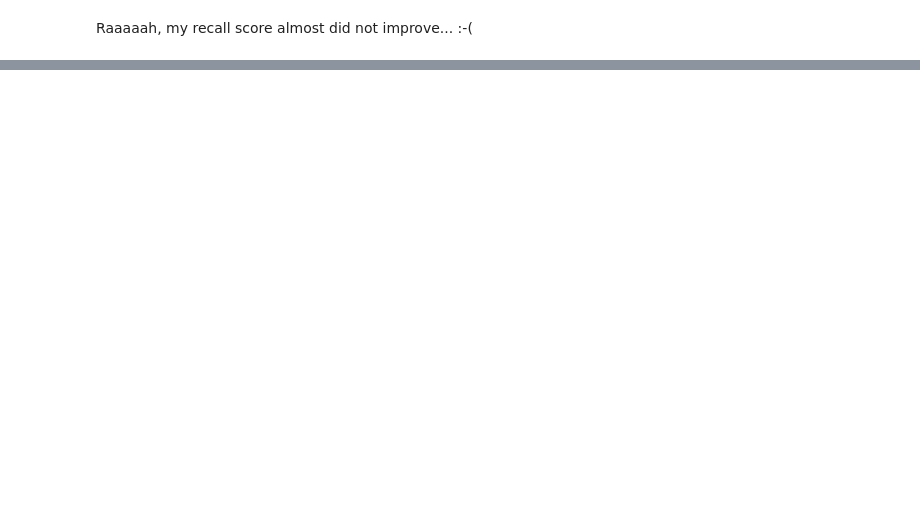
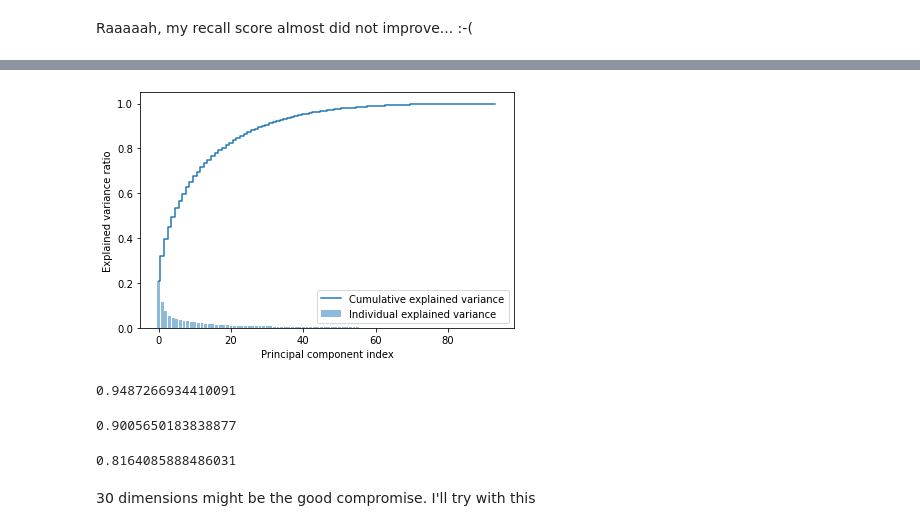
Before and after one commit to ebourelly/7_7_lab-random-forests, a Jupyter notebook: files_for_lab/7_7_lab-random-forests_Eric.ipynb, the cells around one changed output, grey strips where cells are left out. Cells and saved outputs as stored; diff of their text form; code cells hidden in the pictures; blank space fills up the shorter version.

```diff
--- a/files_for_lab/7_7_lab-random-forests_Eric.ipynb
+++ b/files_for_lab/7_7_lab-random-forests_Eric.ipynb
@@ -405,0 +420,5 @@ Raaaaah, my recall score almost did not improve...   :-(
+# %%
+from sklearn.decomposition import PCA
+pca = PCA()
+pca.fit(X_train_scaled_and_cleaned)
+pca.explained_variance_ratio_.round(2)
@@ -405,0 +435,33 @@ Raaaaah, my recall score almost did not improve...   :-(
+# %%
+import matplotlib.pyplot as plt
+import numpy as np
+exp_var_pca = pca.explained_variance_ratio_
+
+cum_sum_variance = np.cumsum(exp_var_pca)
+
+# Create the visualization plot
+plt.bar(range(0,len(exp_var_pca)), exp_var_pca,
+        alpha=0.5, align='center', label='Individual explained variance')
+plt.step(range(0,len(cum_sum_variance)), cum_sum_variance,
+         where='mid',label='Cumulative explained variance')
+plt.ylabel('Explained variance ratio')
+plt.xlabel('Principal component index')
+plt.legend(loc='best')
+plt.tight_layout()
+plt.show()
+# %% [output]
+[figure, added]
+# %%
+pca.explained_variance_ratio_[:40].sum()
+# %% [output]
+0.9487266934410091
+# %%
+pca.explained_variance_ratio_[:30].sum()
+# %% [output]
+0.9005650183838877
+# %%
+pca.explained_variance_ratio_[:20].sum()
+# %% [output]
+0.8164085888486031
+# %% [markdown]
+30 dimensions might be the good compromise. I'll try with this
```
Also changed, not shown: parts of 31 cells of this notebook, 1 other file.
